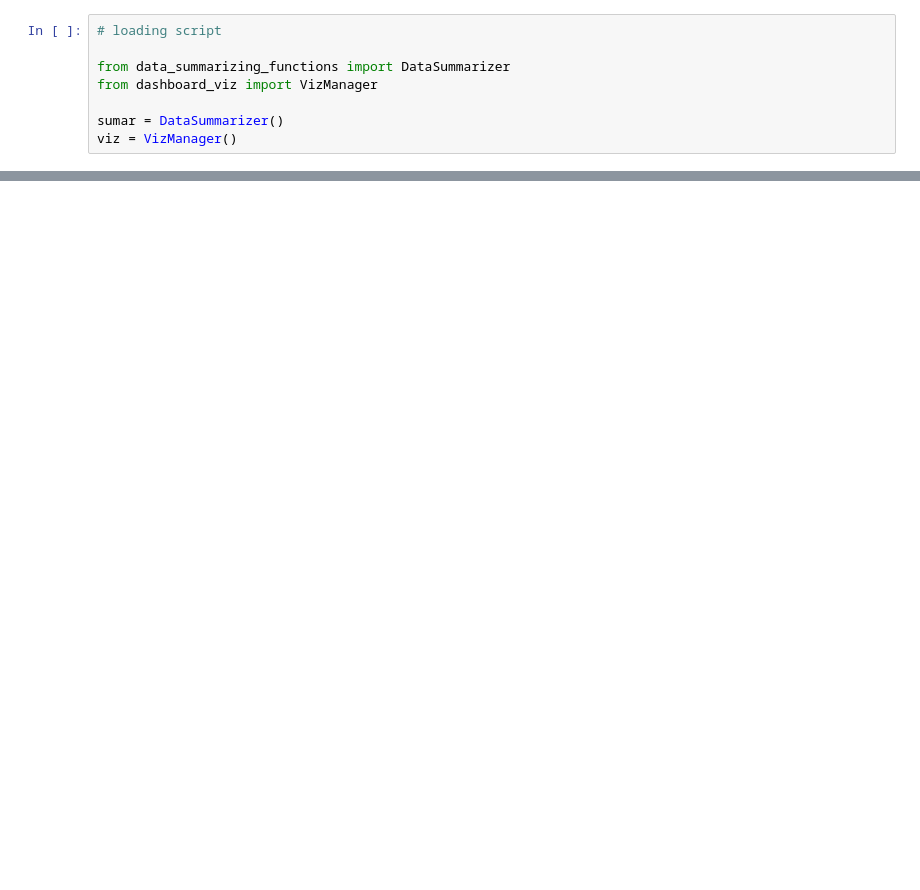
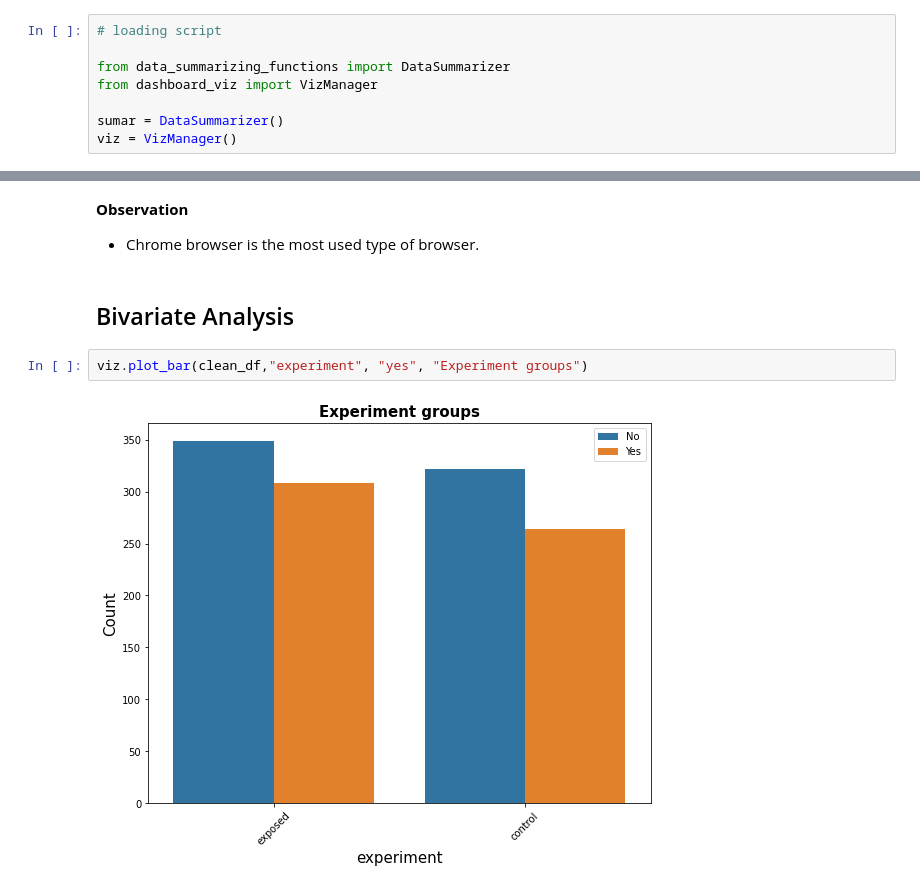
Before and after one commit to benbel376/SmartAd_service_analysis, a Jupyter notebook: notebooks/data_overview.ipynb, the cells around one changed output, grey strips where cells are left out. Cells and saved outputs as stored; diff of their text form; blank space fills up the shorter version.

```diff
--- a/notebooks/data_overview.ipynb
+++ b/notebooks/data_overview.ipynb
@@ -38,0 +93,9 @@ viz.plot_pie(aggr_df, ["experiment", "count"], "Experiment groups", True, "exper
+# %% [markdown]
+**Observation**
+- Chrome browser is the most used type of browser.
+# %% [markdown]
+## Bivariate Analysis
+# %%
+viz.plot_bar(clean_df,"experiment", "yes", "Experiment groups")
+# %% [output]
+[figure, added]
```
Also changed, not shown: parts of 14 cells of this notebook, 3 other files.
